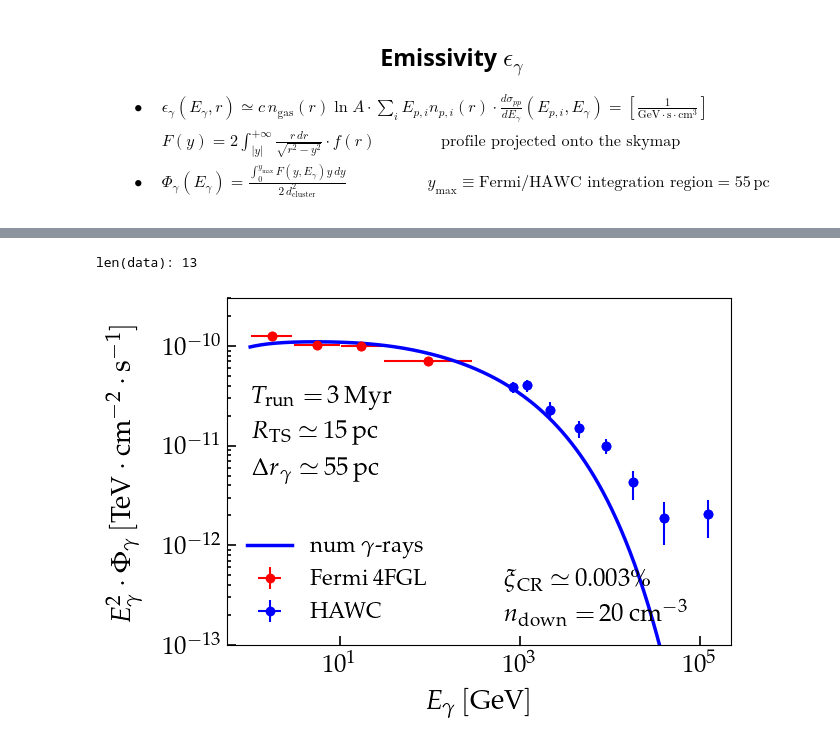
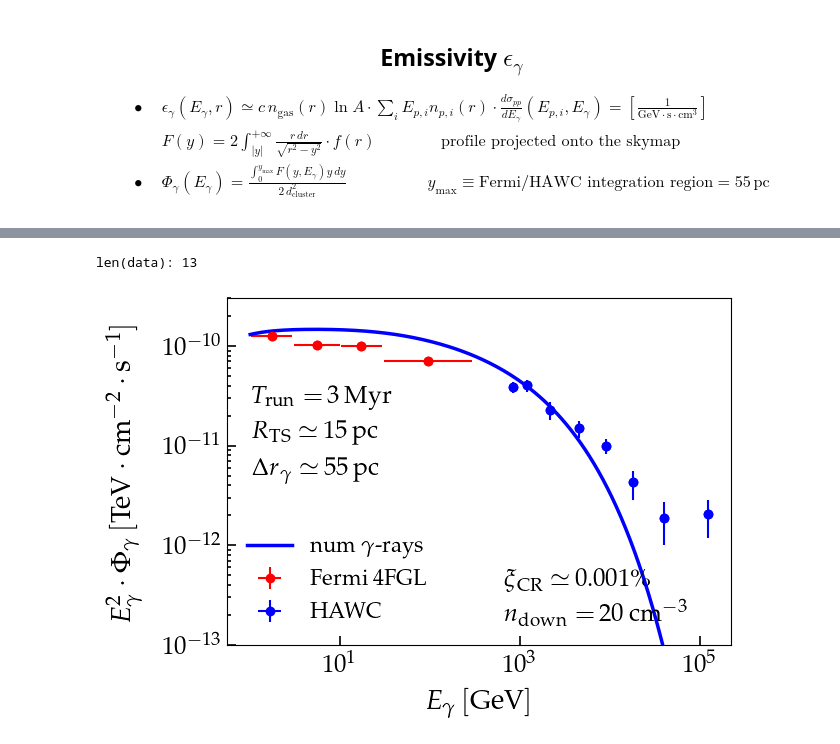
Before and after one commit to ottaviofornieri/StellarClusters, a Jupyter notebook: GitHub_Transport_Radau5Spherical_NonUniformGrid_NonSymmetricShock.ipynb, the cells around one changed output, grey strips where cells are left out. Drawn from its saved outputs; the diff is of its cells as text; code cells hidden in the pictures.

```diff
--- a/GitHub_Transport_Radau5Spherical_NonUniformGrid_NonSymmetricShock.ipynb
+++ b/GitHub_Transport_Radau5Spherical_NonUniformGrid_NonSymmetricShock.ipynb
@@ -1683,7 +1683,7 @@ integral_CR_pressure = np.trapz( ( p_array_integral_tot/p_grid[0] )**3. * CR_spe
 
 
 # factor A, to normalize the CR distribution function
-xi_CR = 0.00003
+xi_CR = 0.00001
 CR_norm = 3 * xi_CR * ram_pressure_TS_GeV / (4 * np.pi * p_grid[0]**4 * integral_CR_pressure)
 
 
@@ -2286,32 +2286,32 @@ E_low_Fermi[:] = [ data[ie][2] for ie in range(1, 5) ]
 E_up_Fermi[:] = [ data[ie][3] for ie in range(1, 5) ]
 Flux_Fermi_mean[:] = [ data[ie][4] for ie in range(1, 5) ]
 Flux_HAWC_mean[:] = [ data[ie][4] for ie in range(5, len(data)) ]
 Flux_HAWC_low[:] = [ data[ie][5] for ie in range(5, len(data)) ]
 Flux_HAWC_up[:] = [ data[ie][6] for ie in range(5, len(data)) ]
 
 
 
 plt.figure(figsize=(6.5,4.5))
 plot_cosmetics_single()
 
 
 plt.plot(E_mean_Fermi, Flux_Fermi_mean, 'ro')
 plt.plot(E_mean_HAWC, Flux_HAWC_mean, 'bo')
 plt.errorbar(E_mean_Fermi, Flux_Fermi_mean, fmt='ro', label='Fermi 4FGL', xerr=[E_mean_Fermi-E_low_Fermi, E_up_Fermi-E_mean_Fermi], yerr=0., ecolor='red')
 plt.errorbar(E_mean_HAWC, Flux_HAWC_mean, fmt='bo', label='HAWC', xerr=0., yerr=[Flux_HAWC_mean-Flux_HAWC_low, Flux_HAWC_up-Flux_HAWC_mean], ecolor='blue')
 
-plt.loglog(E_gamma, E_gamma**2. * 0.25*Flux_gamma, lw=2.5, color='blue', label='num $\gamma$-rays')
+plt.loglog(E_gamma, E_gamma**2. * Flux_gamma, lw=2.5, color='blue', label='num $\gamma$-rays')
 plt.ylim(1.e-13, 3.e-10)
 plt.text(0.05, 0.7, '$T_{\mathrm{run}} = \,$' + str("{:.0f}".format(t_true)) + '$\, \mathrm{Myr}$', fontsize=18, transform = plt.gca().transAxes)
 plt.text(0.05, 0.6, '$R_{\mathrm{TS}} \simeq \,$' + str(round(R_TS)) + '$\, \mathrm{pc}$', fontsize=18, transform = plt.gca().transAxes)
 plt.text(0.05, 0.49, '$\\Delta r_{\gamma} \simeq \,$' + str(round(x_grid_pc[indx_radius_gammaray_integration])) + '$\, \mathrm{pc}$', fontsize=18, transform = plt.gca().transAxes)
 plt.text(0.55, 0.17, '$\\xi_{\mathrm{CR}} \simeq \,$' + str("{:.3f}".format(xi_CR*100.)) + '\%', fontsize=18, transform = plt.gca().transAxes)
 plt.text(0.55, 0.07, '$n_{\mathrm{down}} = \,$' + str("{:.0f}".format(n_ISM)) + '$\, \mathrm{cm^{-3}}$', fontsize=18, transform = plt.gca().transAxes)
 plt.xlabel('$E_\gamma \, [\mathrm{GeV}]$', fontsize=20)
 plt.ylabel('$E_\gamma^2 \cdot \Phi_\gamma \, [\mathrm{TeV \cdot cm^{-2} \cdot s^{-1}}]$', fontsize=20)
 plt.legend(fontsize=16, frameon=False, loc='lower left')
 
 plt.savefig(dirName + 'GammaRay_Spectrum_delta=' + str(delta_diff) + '.pdf',format='pdf',bbox_inches='tight', dpi=200)
 # %% [output]
 len(data): 13
-[figure, old version]
+[figure, new version]
```
Also changed, not shown: parts of 4 cells of this notebook, 5 other files.
